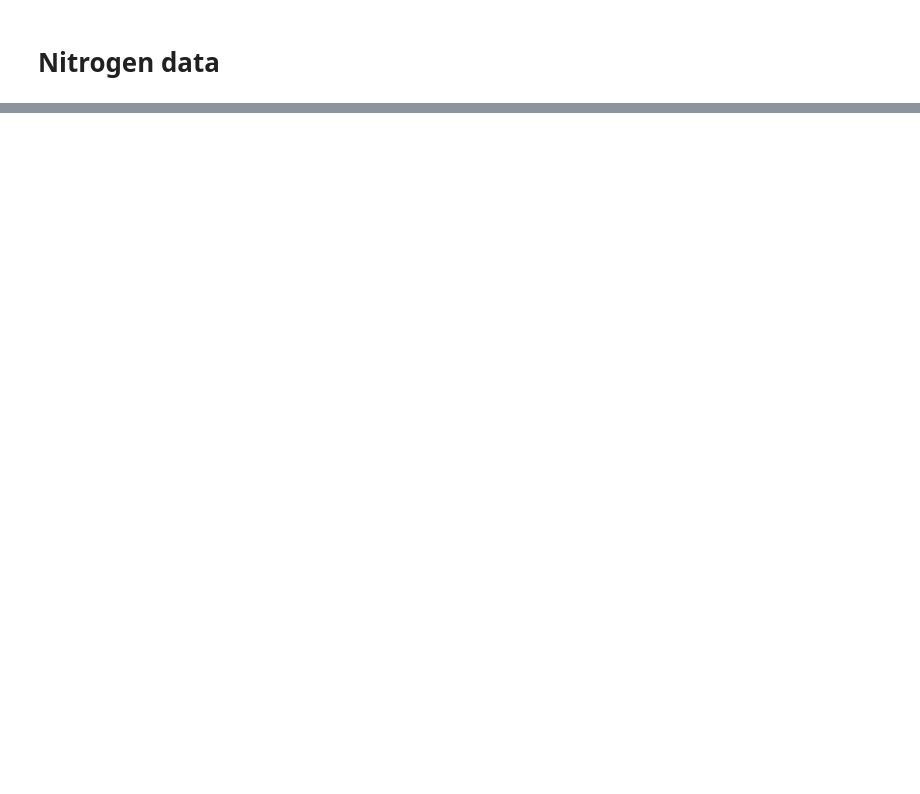
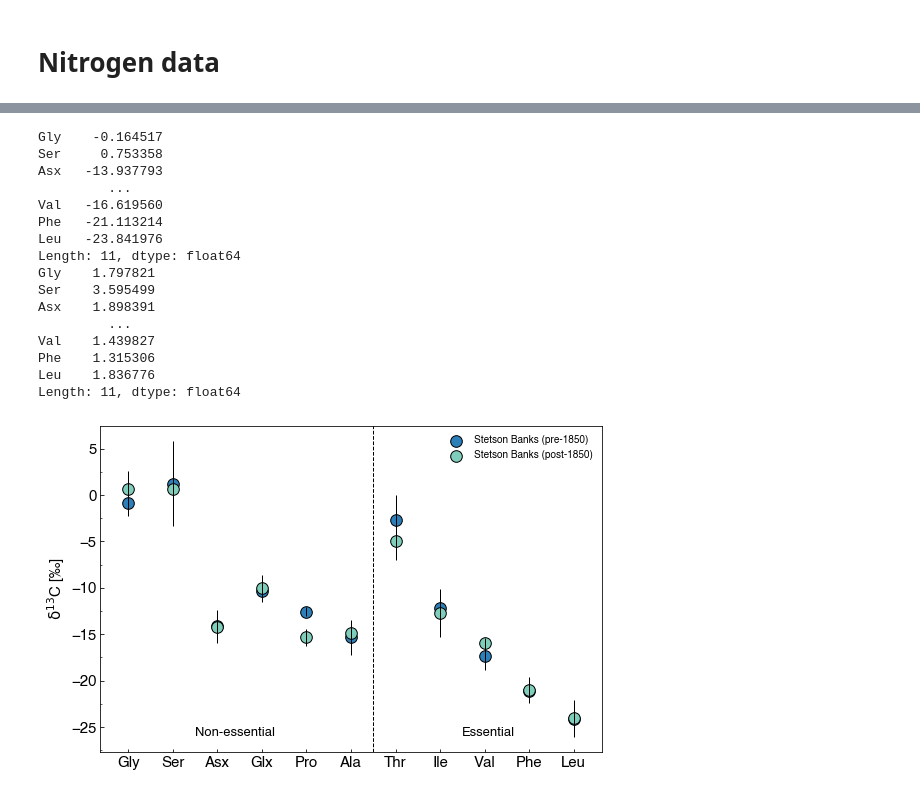
Before and after one commit to johntamu/seus-python, a Jupyter notebook: Plotting AA data.ipynb, the cells around one changed output, grey strips where cells are left out. Cells and saved outputs as stored; diff of their text form; code cells hidden in the pictures; blank space fills up the shorter version.

```diff
--- a/Plotting AA data.ipynb
+++ b/Plotting AA data.ipynb
@@ -114,0 +163,7 @@ plt.savefig('fig_mean_aa_plot.png', dpi = 300, bbox_inches='tight')
+# %%
+cdata = pd.read_csv("~/Documents/GitHub/data/schiff c-csiaa stetson_cleaned.csv")
+# cdata = cdata[['Group.ID','Ala','Asx','Glx','Gly','Ser','Pro','Ile','Leu','Lys','Phe','Thr','Tyr','Val']]
+cdata = cdata[['Group.ID','Gly','Ser','Asx','Glx','Pro','Ala','Thr','Ile','Val','Phe','Leu']]
+
+# post1800 = cdata.iloc[0:5]
+# pre1800 = cdata.iloc[6:]
@@ -114,0 +286,65 @@ plt.savefig('fig_mean_aa_plot.png', dpi = 300, bbox_inches='tight')
+# %%
+c_mean = cdata.mean(axis=0)
+c_std = cdata.std(axis=0)
+
+print(c_mean)
+print(c_std)
+
+stet_mean = pd.DataFrame(c_mean,columns = ['aa_mean'])
+stet_mean['aa_std'] = c_std
+stet_mean.index.name = 'amino acid'
+stet_mean.reset_index(inplace=True)
+
+fig, ax = plt.subplots(figsize=(9, 6))
+c = r'$\mathrm{\delta}^{13}$C ['u"\u2030]"
+linewidth = 1
+size = 135
+
+x1 = pre.iloc[:,0]
+x2 = post.iloc[:,0]
+
+ax.scatter(x1, 'aa_mean', data = pre, marker = 'o', s = size,
+        linewidth = linewidth, edgecolor = 'black', facecolor = '#2c7fb8', label = "Stetson Banks (pre-1850)")
+ax.scatter(x2, 'aa_mean', data = post, marker = 'o', s = size,
+        linewidth = linewidth, edgecolor = 'black', facecolor = '#7fcdbb', label = "Stetson Banks (post-1850)")
+
+plt.errorbar(x1,pre['aa_mean'], yerr=[pre['aa_std'],pre['aa_std']],
+             fmt='o', color = 'black', linewidth = linewidth, markerfacecolor = 'None', markeredgecolor = 'None')
+plt.errorbar(x1,post['aa_mean'], yerr=[post['aa_std'],post['aa_std']],
+             fmt='o', color = 'black', linewidth = linewidth, markerfacecolor = 'None', markeredgecolor = 'None')
+
+ax.yaxis.set_minor_locator(MultipleLocator(2.5))
+ax.tick_params(direction='in', which = 'both')
+ax.set_ylabel(c, size = 15)
+for tick in ax.get_xticklabels():
+#     tick.set_fontname("Helvetica")
+    tick.set_fontsize(15)
+for tick in ax.get_yticklabels():
+#     tick.set_fontname("Helvetica")
+    tick.set_fontsize(15)
+
+plt.legend(frameon = False, loc = 0)
+plt.axvline(x=5.5, linewidth = 1, color = 'black', linestyle = '--')
+
+plt.text(7.5, -26, "Essential", fontsize=13)
+plt.text(1.5, -26, "Non-essential", fontsize=13)
+
+plt.savefig('fig_csiaa_means.png', dpi = 300, bbox_inches='tight')
+# %% [output]
+Gly    -0.164517
+Ser     0.753358
+Asx   -13.937793
+         ...
+Val   -16.619560
+Phe   -21.113214
+Leu   -23.841976
+Length: 11, dtype: float64
+Gly    1.797821
+Ser    3.595499
+Asx    1.898391
+         ...
+Val    1.439827
+Phe    1.315306
+Leu    1.836776
+Length: 11, dtype: float64
+[figure, added]
```
Also changed, not shown: parts of 12 cells of this notebook, 18 other files.
